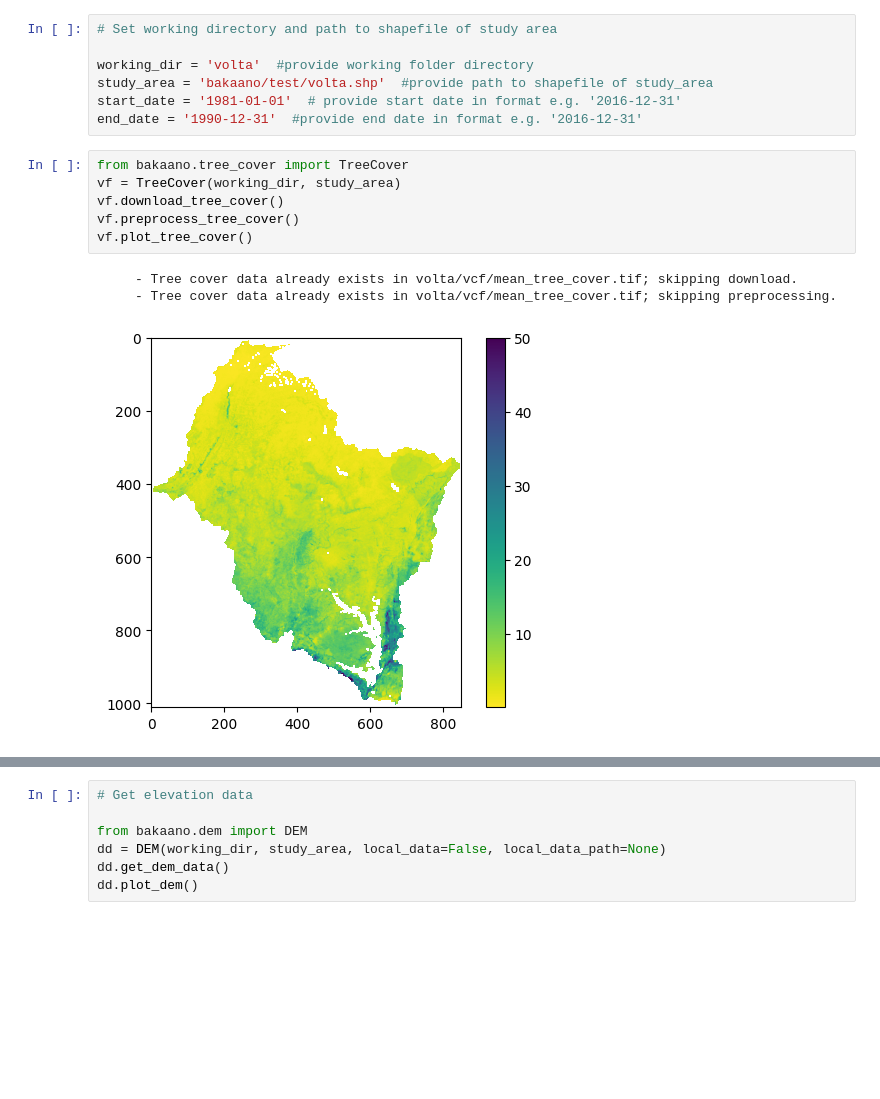
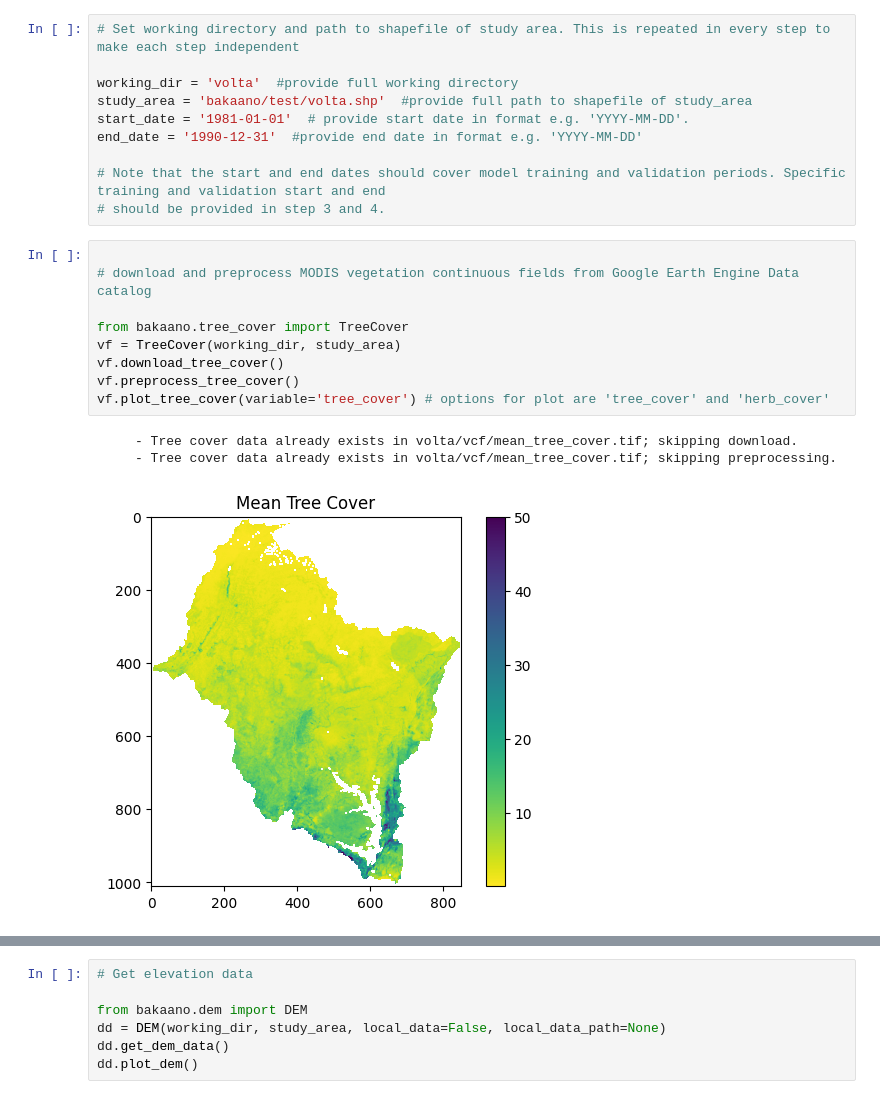
Before and after one commit to confidence-duku/bakaano-hydro, a Jupyter notebook: quick_start.ipynb, the cells around one changed output, grey strips where cells are left out. Drawn from its saved outputs; the diff is of its cells as text; blank space fills up the shorter version.

```diff
--- a/quick_start.ipynb
+++ b/quick_start.ipynb
@@ -3,17 +5,23 @@
 # %%
-# Set working directory and path to shapefile of study area
+# Set working directory and path to shapefile of study area. This is repeated in every step to make each step independent
 
-working_dir = 'volta'  #provide working folder directory
-study_area = 'bakaano/test/volta.shp'  #provide path to shapefile of study_area
-start_date = '1981-01-01'  # provide start date in format e.g. '2016-12-31'
-end_date = '1990-12-31'  #provide end date in format e.g. '2016-12-31'
+working_dir = 'volta'  #provide full working directory
+study_area = 'bakaano/test/volta.shp'  #provide full path to shapefile of study_area
+start_date = '1981-01-01'  # provide start date in format e.g. 'YYYY-MM-DD'.
+end_date = '1990-12-31'  #provide end date in format e.g. 'YYYY-MM-DD'
+
+# Note that the start and end dates should cover model training and validation periods. Specific training and validation start and end
+# should be provided in step 3 and 4.
 # %%
+
+# download and preprocess MODIS vegetation continuous fields from Google Earth Engine Data catalog
+
 from bakaano.tree_cover import TreeCover
 vf = TreeCover(working_dir, study_area)
 vf.download_tree_cover()
 vf.preprocess_tree_cover()
-vf.plot_tree_cover()
+vf.plot_tree_cover(variable='tree_cover') # options for plot are 'tree_cover' and 'herb_cover'
 # %% [output]
      - Tree cover data already exists in volta/vcf/mean_tree_cover.tif; skipping download.
      - Tree cover data already exists in volta/vcf/mean_tree_cover.tif; skipping preprocessing.
-[figure, old version]
+[figure, new version]
```
Also changed, not shown: parts of 14 cells of this notebook, 9 other files.
